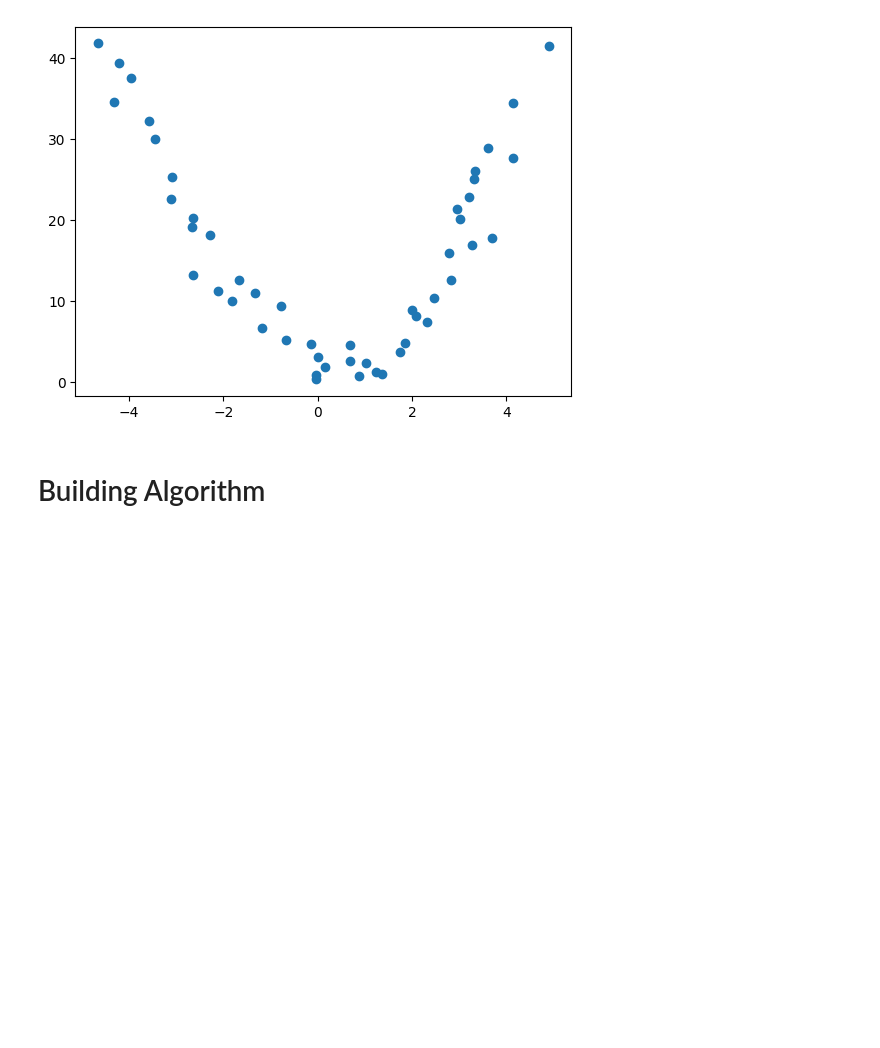
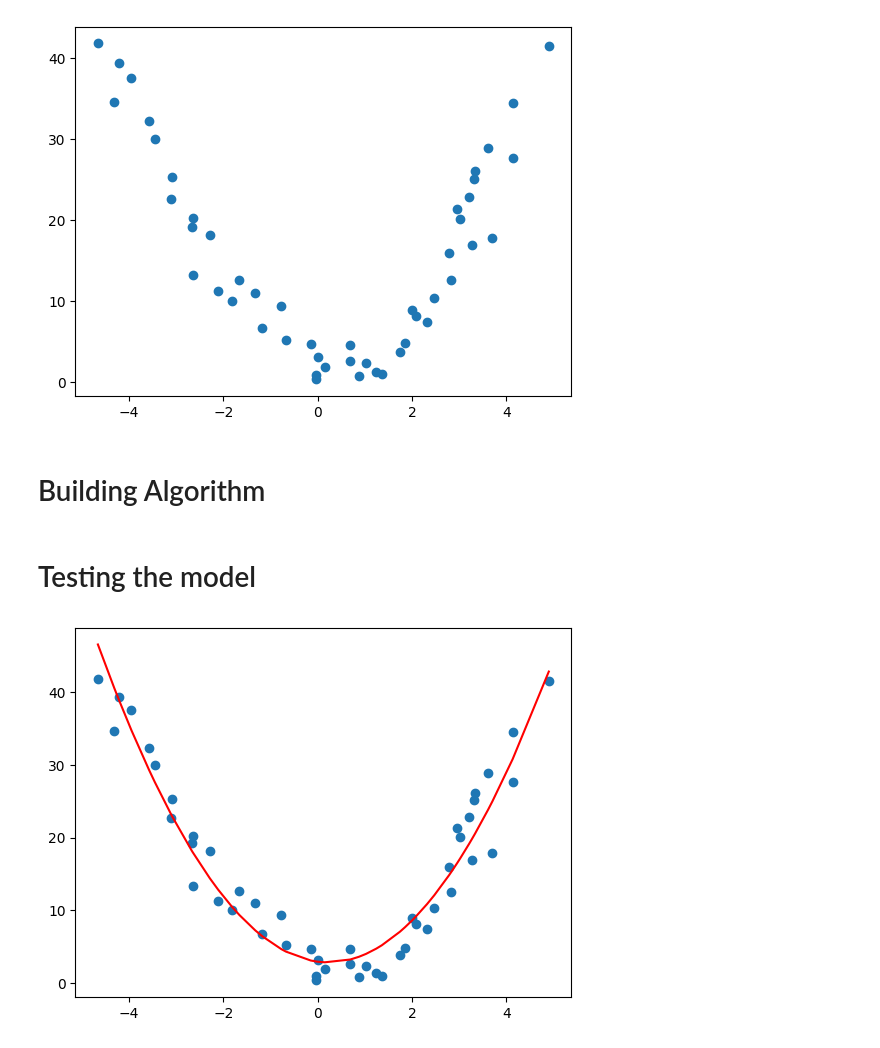
Before and after one commit to tkC0ding/Polynomial-Regression, a Jupyter notebook: code_file.ipynb, the cells around one changed output. Drawn from its saved outputs; the diff is of its cells as text; code cells hidden in the pictures; blank space fills up the shorter version.

Commit message:
Updated Code File
Tested the model and saved the graph picture in Graphs folder

```diff
--- a/code_file.ipynb
+++ b/code_file.ipynb
@@ -60,3 +60,23 @@ class PolynomialRegression:
     def predict(self, x_test:float):
         y_pred = self.theta_vector[0] + self.theta_vector[1]*x_test + self.theta_vector[2]*(x_test**2)
         return(y_pred)
+# %% [markdown]
+# Testing the model
+# %%
+model = PolynomialRegression(0.01, 1000)
+# %%
+model.fit(X, Y)
+# %%
+y_p = []
+X_n = list(X)
+
+for i in X_n:
+    y_pred = model.predict(i)
+    y_p.append(y_pred[0])
+# %%
+fig, ax = plt.subplots(1,1)
+ax.scatter(X, Y)
+ax.plot(X_n, y_p, color='red')
+fig.show()
+# %% [output]
+[figure, added]
```
Also changed, not shown: 1 other file.
